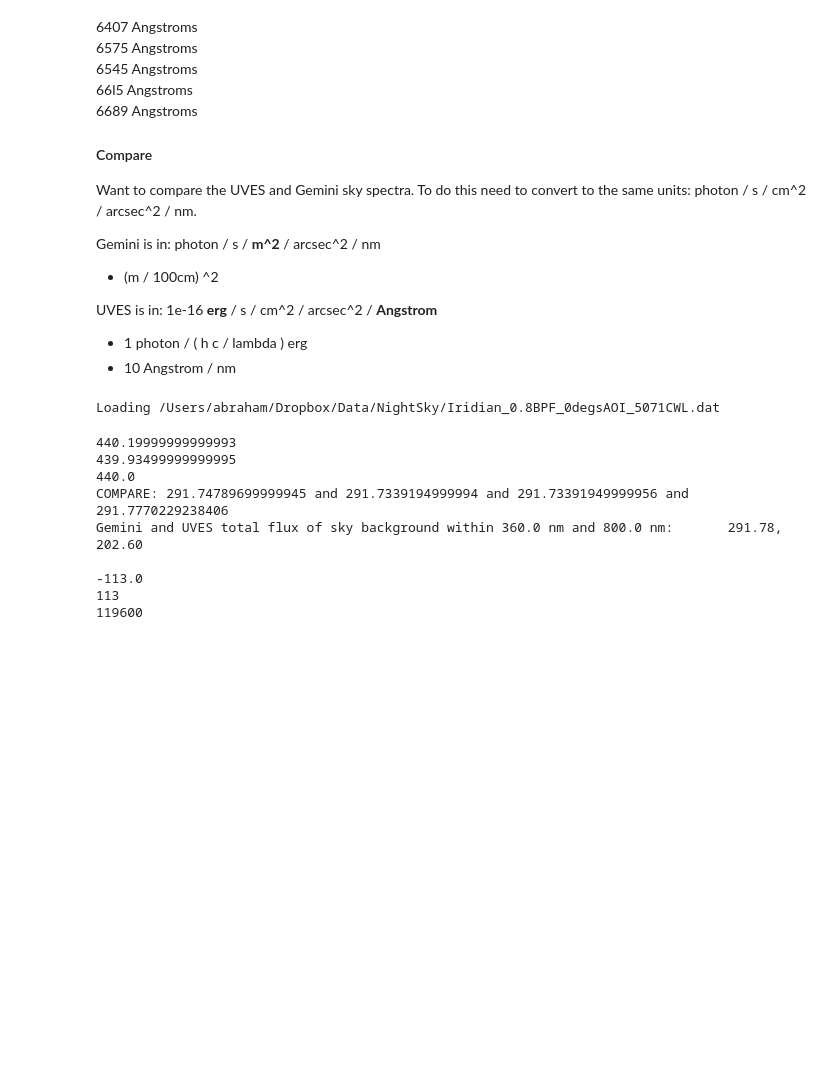
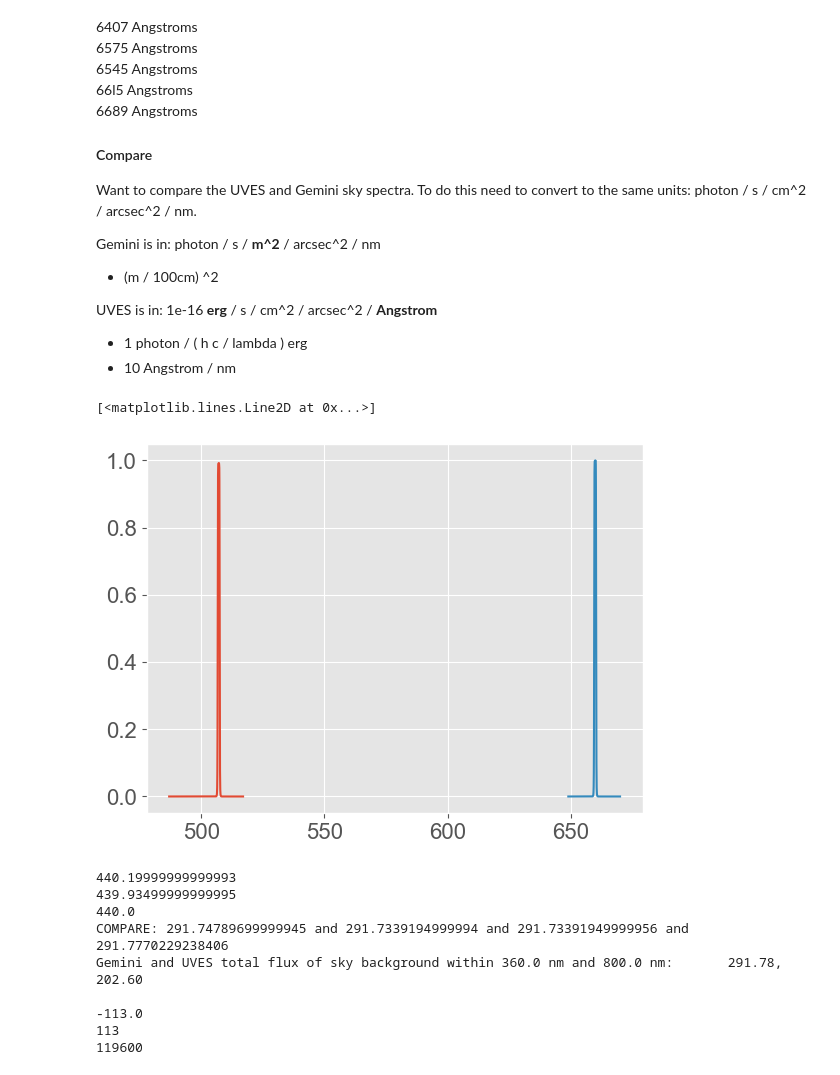
Before and after one commit to robertoabraham/Sensors, a Jupyter notebook: nb/SkyBackground_UVESGemini.ipynb, the cells around one changed output. Saved outputs shown, nothing was run; the diff lists cells and outputs as text; code cells hidden in the pictures; blank space fills up the shorter version.

```diff
--- a/nb/SkyBackground_UVESGemini.ipynb
+++ b/nb/SkyBackground_UVESGemini.ipynb
@@ -14,6 +14,8 @@ from astropy import constants as const
 from astropy import units as u
 from astropy.io import fits
 from pathlib import Path
+
+data_directory = "/Users/abraham/Dropbox/Data/NightSky/"
 # %% [markdown]
 ### determining the sky background
 
@@ -60,16 +62,16 @@ UVES is in: 1e-16 **erg** / s / cm^2 / arcsec^2 / **Angstrom**
 * 1 photon / ( h c / lambda ) erg
 * 10 Angstrom / nm
 # %%
-def getBackgroundGemini(start,end,geminiloc='/Users/abraham/Dropbox/Data/NightSky/',plot=False,verbose=False):
+def getBackgroundGemini(start,end,geminiloc=data_directory,plot=False,verbose=False):
     # Returns the total background flux in the wavlength interval supplied i.e. returns (flux)*(wavlength interval)
     wavelength = []
     flux = []
 
-    if not os.path.exists(geminiloc+'Gemini_skybackground.dat'):
-        print(f"The file {geminiloc+'Gemini_skybackground.dat'} does not exist. Need to specify location of UVES sky flux data.")
+    if not os.path.exists(os.path.join(geminiloc,'Gemini_skybackground.dat')):
+        print(f"The file {os.path.join(geminiloc,'Gemini_skybackground.dat')} does not exist. Need to specify location of UVES sky flux data.")
         return None
 
-    with open(geminiloc+'Gemini_skybackground.dat','r') as f:  #wavelength in nm, flux in phot/s/nm/arcsec^2/m^2
+    with open(os.path.join(geminiloc,'Gemini_skybackground.dat'),'r') as f:  #wavelength in nm, flux in phot/s/nm/arcsec^2/m^2
         for line in f:
             if line[0]!='#' and len(line)>5:
                 tmp = line.split()
@@ -127,7 +129,7 @@ def getBackgroundGemini(start,end,geminiloc='/Users/abraham/Dropbox/Data/NightSk
 
     return total4,wavelength[start_ind:end_ind],flux[start_ind:end_ind]
 # %%
-def getBackgroundUVES(start,end,uvesloc = '/Users/abraham/Dropbox/Data/NightSky/',plot=False,verbose=False):
+def getBackgroundUVES(start,end,uvesloc = data_directory,plot=False,verbose=False):
     """
     Returns the UVES sky spectrum in the desired interval in units of
     wavelength: nm
@@ -173,8 +175,8 @@ def getBackgroundUVES(start,end,uvesloc = '/Users/abraham/Dropbox/Data/NightSky/
     leakycolumns = [6340.5, 6407, 6475.5,6545, 6616, 6689,6763] # locations where should mask data (not complete)
     # about 2 angstrom thick
 
-    if not os.path.exists(uvesloc+filename9):
-        print(f"The file {uvesloc+filename9} does not exist. Need to specify location of UVES sky flux data.")
+    if not os.path.exists(os.path.join(uvesloc,filename9)):
+        print(f"The file {os.path.join(uvesloc,filename9)} does not exist. Need to specify location of UVES sky flux data.")
         return None
 
     wavelength_UVES9,flux_UVES9=getUVESBackground(uvesloc+filename9) # 3140 - 3760
@@ -323,13 +325,11 @@ def loadFilter(thisfilter,wavefront='Collimated'):
     else:
         # load filter data from Iridian files
         data = []
-        file_to_load = '/Users/abraham/Dropbox/Data/NightSky/%s.dat' % thisfilter
-        print(f"Loading {file_to_load}")
         if (thisfilter =='Iridian_0.8BPF_0degsAOI_5071CWL'):
-            data = np.genfromtxt('/Users/abraham/Dropbox/Data/NightSky/%s.dat'%thisfilter,  dtype='f', comments='#', delimiter=',',\
+            data = np.genfromtxt(data_directory + '%s.dat'%thisfilter,  dtype='f', comments='#', delimiter=',',\
                                  names=('wavelen1', 'Collimated'))
         else:
-            data = np.genfromtxt('/Users/abraham/Dropbox/Data/NightSky/%s.dat'%thisfilter,  dtype='f', \
+            data = np.genfromtxt(data_directory + '%s.dat'%thisfilter,  dtype='f', \
                                  names=('wavelen1', 'Collimated', 'wavelen2', 'ConeAngle22deg', 'wavelen3','ConeAngle3deg'))
         # save into dictionary
         filterdict[thisfilter] = data
@@ -379,37 +379,38 @@ def getFlux(thisfilter,datadir =None, axis =None, sspectra = 'Gemini',shiftspect
         print ('Shifting spectra by 2.42...')
         dwavelength = dwavelength-2.42
 
     # load transmission curve
     twavelength, tflux = loadFilter(thisfilter,wavefront=wavefront) #transmission curve of the filter
 
     # reinterpolate transmission onto the same wavelength def as the data
     itflux = np.interp(dwavelength, twavelength, tflux, left=0., right=0.)
             ## left and right are the values for tflux for dwavelength outside range of twavelength
 
     if axis is not None:
         axis.plot(dwavelength, dflux)
         axis.plot(twavelength, tflux)
 
     # if the filter is null on that wavelength range flux is then 0
     ind = itflux > 0.  # makes a masked array where True if >0 and False if <=0
 
     if True in ind:
         # limit integrals to where necessary
         # ind = itflux > 0.
         total = np.trapz( itflux[ind] * dflux[ind], dwavelength[ind], axis=-1)
         if np.isinf(total).any():
             print("WARNING: inf value from integration.")
         return total
     else:
         return 0.
 
 twavelength, tflux = loadFilter('Iridian_0.8BPF_0degsAOI_5071CWL',wavefront='Collimated')
-#plt.plot(twavelength, tflux)
+plt.plot(twavelength, tflux)
 
-#twavelength, tflux = loadFilter('6599_08nm_0deg',wavefront='Collimated')
-#plt.plot(twavelength, tflux)
+twavelength, tflux = loadFilter('6599_08nm_0deg',wavefront='Collimated')
+plt.plot(twavelength, tflux)
 # %% [output]
-Loading /Users/abraham/Dropbox/Data/NightSky/Iridian_0.8BPF_0degsAOI_5071CWL.dat
+[<matplotlib.lines.Line2D at 0x...>]
+[figure, added]
 # %%
 #plt.style.use('seaborn-dark-palette')
 plt.style.use('ggplot')
```
Also changed, not shown: parts of 3 cells of this notebook.
